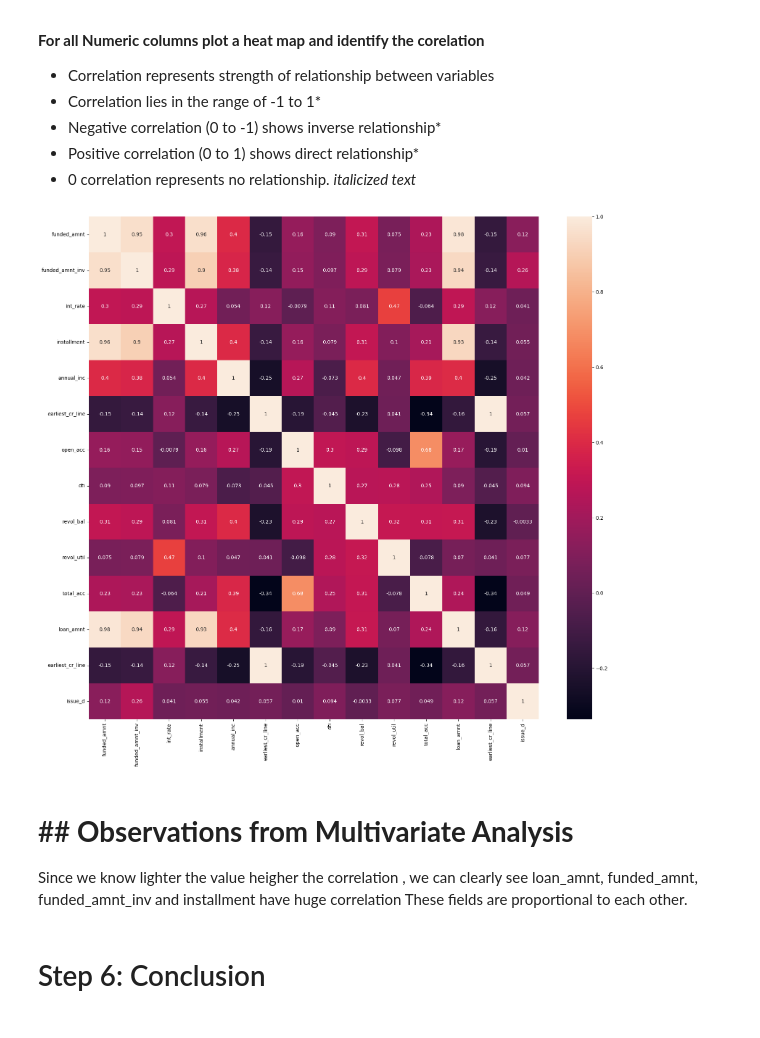
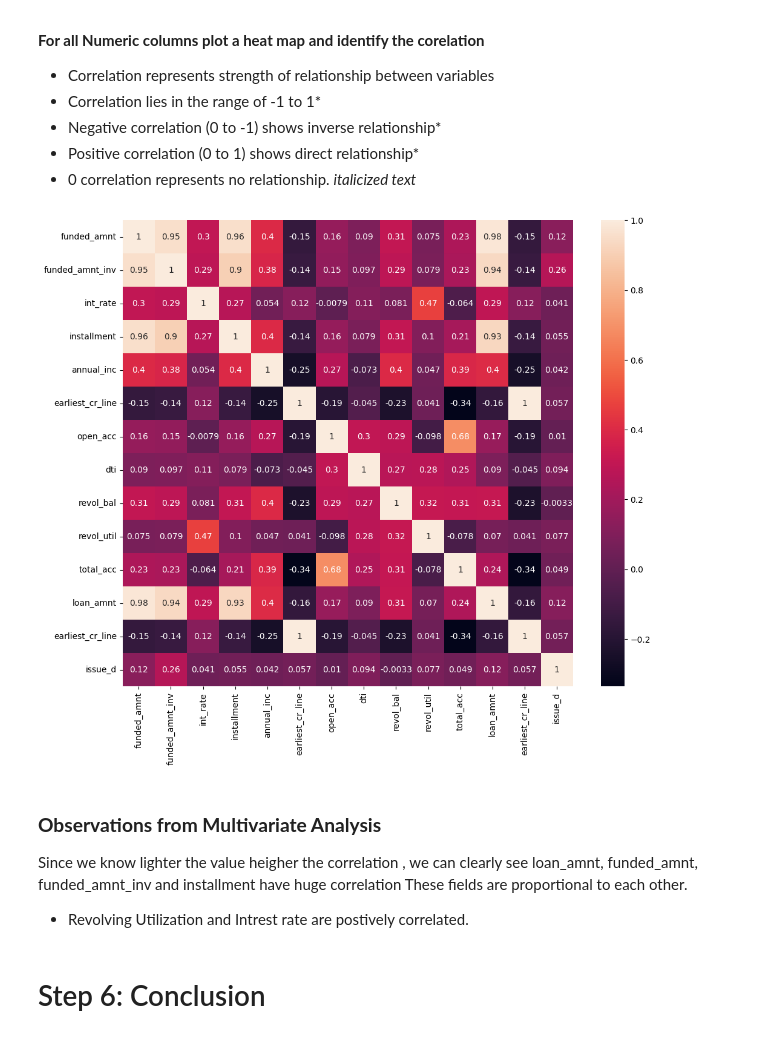
Before and after one commit to balu337/LendingClubRepo, a Jupyter notebook: LC_v1.ipynb, the cells around one changed output. Cells and saved outputs as stored; diff of their text form; code cells hidden in the pictures.

Commit message:
MultiVarient Analysis one Observation added

```diff
--- a/LC_v1.ipynb
+++ b/LC_v1.ipynb
@@ -731,16 +731,19 @@ Multivariate analysis is a statistical method used to analyze data involving mul
 # %%
 # Numerical variables: Compute and visualize correlation matrix
 numerical_data=df1[num_cols]
-plt.figure(figsize=(20,18))
+plt.figure(figsize=(12,10))
 sns.heatmap(numerical_data.corr(),annot=True)
 plt.show()
 # %% [output]
-[figure, old version]
+[figure, new version]
 # %% [markdown]
-# ## **Observations from Multivariate Analysis**
+### **Observations from Multivariate Analysis**
 
 Since we know lighter the value heigher the correlation , we can clearly see loan_amnt, funded_amnt, funded_amnt_inv and installment have huge correlation
 These fields are proportional to each other.
+
+
+* Revolving Utilization and Intrest rate are postively correlated.
 # %% [markdown]
 # Step 6: Conclusion
 # %% [markdown]
```
